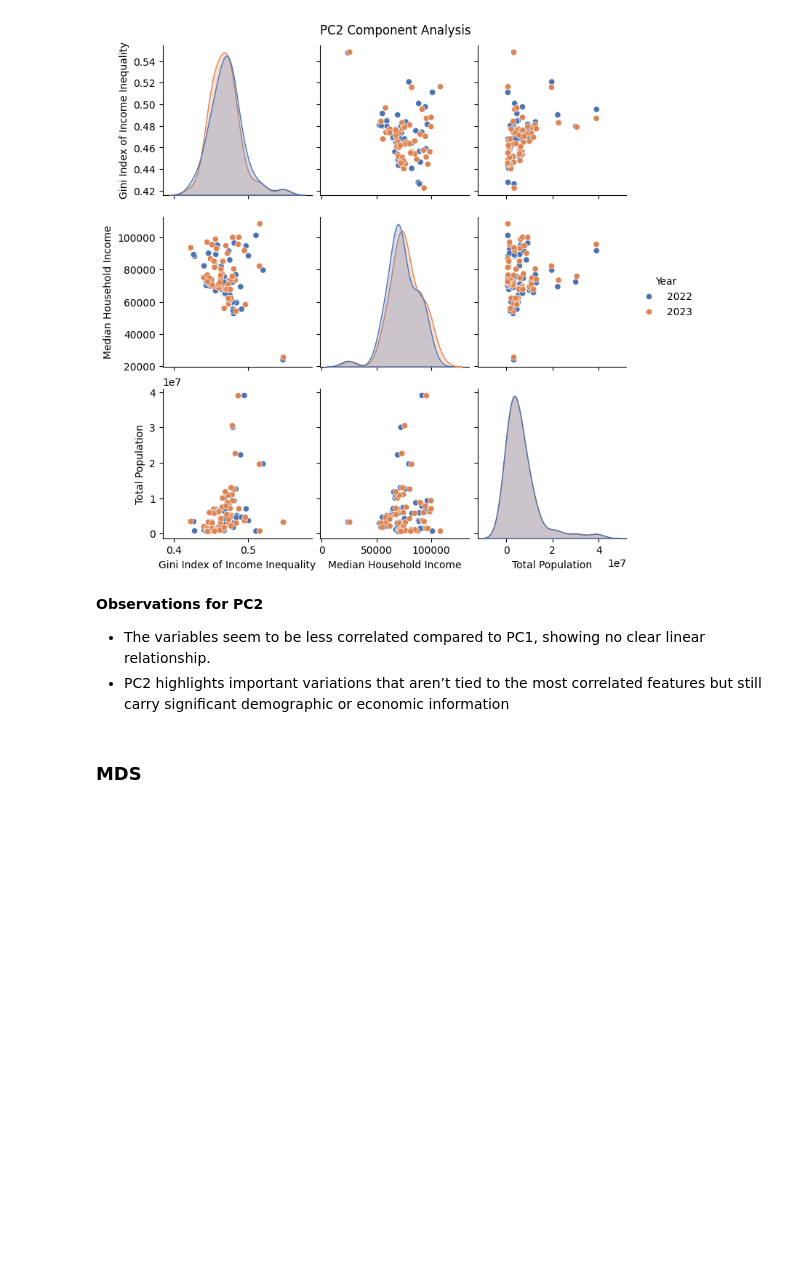
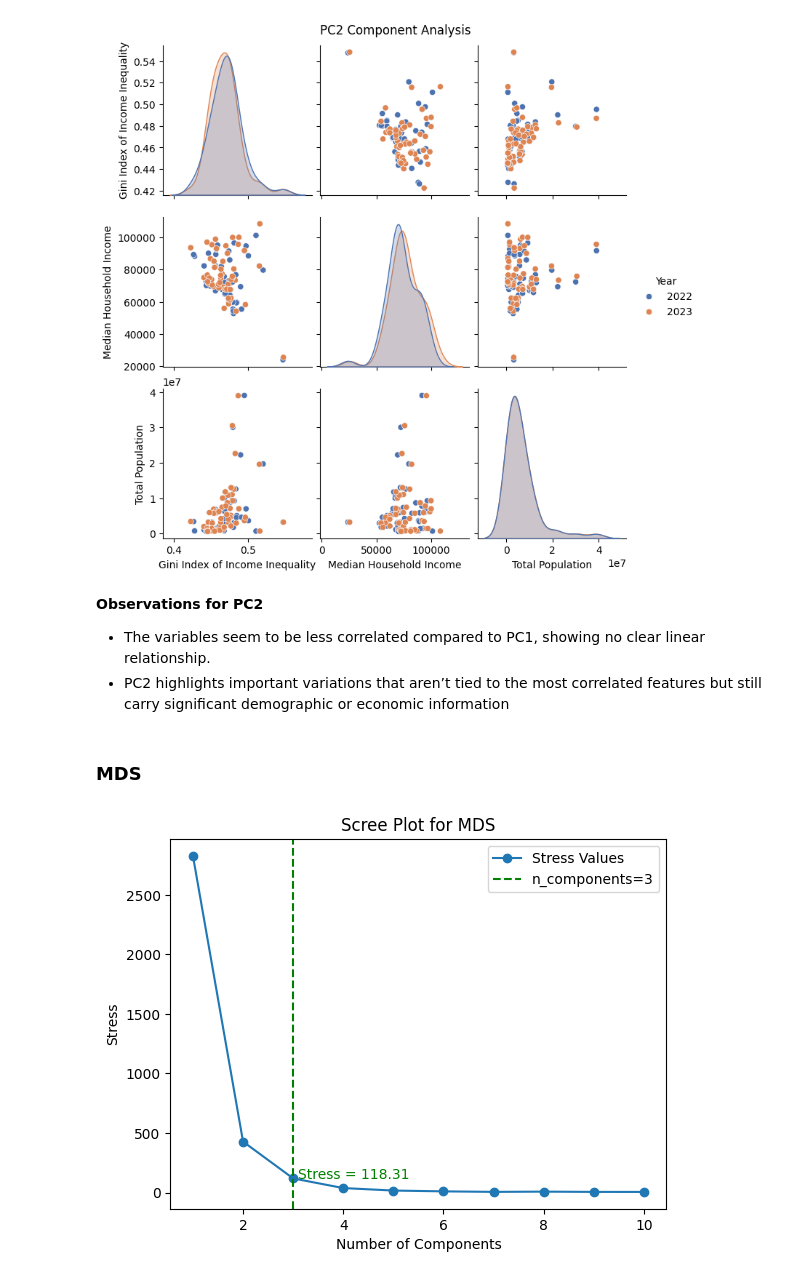
Before and after one commit to ningnonong/air-travel-project, a Jupyter notebook: EDA/MilestoneII[2].ipynb, the cells around one changed output. Cells and saved outputs as stored; diff of their text form; code cells hidden in the pictures; blank space fills up the shorter version.

```diff
--- a/EDA/MilestoneII[2].ipynb
+++ b/EDA/MilestoneII[2].ipynb
@@ -250,3 +252,44 @@ plt.show()
 - PC2 highlights important variations that aren’t tied to the most correlated features but still carry significant demographic or economic information
 # %% [markdown]
 ### MDS
+# %%
+X = acs_2023_df_scaled[numeric_cols]
+
+# Normalize the data
+scaler = StandardScaler()
+X_scaled = scaler.fit_transform(X)
+
+# Run MDS for different numbers of components
+stress_values = []
+n_components_range = np.arange(1, 11)  # Try MDS with 1 to 10 dimensions
+
+for n_components in n_components_range:
+    mds = MDS(n_components=n_components, random_state=42)
+    mds.fit(X_scaled)
+    stress_values.append(mds.stress_)
+
+# Find optimal number of components (elbow point)
+optimal_n_components = 3  # Based on visual inspection
+
+# Plot scree-like plot for MDS stress
+plt.plot(n_components_range, stress_values, marker='o', label='Stress Values')
+
+# Add vertical line at the chosen n_components
+plt.axvline(x=optimal_n_components, color='g', linestyle='--', label=f'n_components={optimal_n_components}')
+
+# Annotate with stress at the chosen n_components
+plt.text(optimal_n_components + 0.1, stress_values[optimal_n_components - 1],
+         f'Stress = {stress_values[optimal_n_components - 1]:.2f}', color='green')
+
+# Labels and title
+plt.xlabel('Number of Components')
+plt.ylabel('Stress')
+plt.title('Scree Plot for MDS')
+
+# Save and show plot
+img_name = 'MDS_Stress_ScreePlot'
+plt.legend()
+plt.savefig(f'visualizations/{img_name}.png', dpi=300)
+plt.show()
+# %% [output]
+[figure, added]
```
Also changed, not shown: parts of 3 cells of this notebook, 5 other files.
